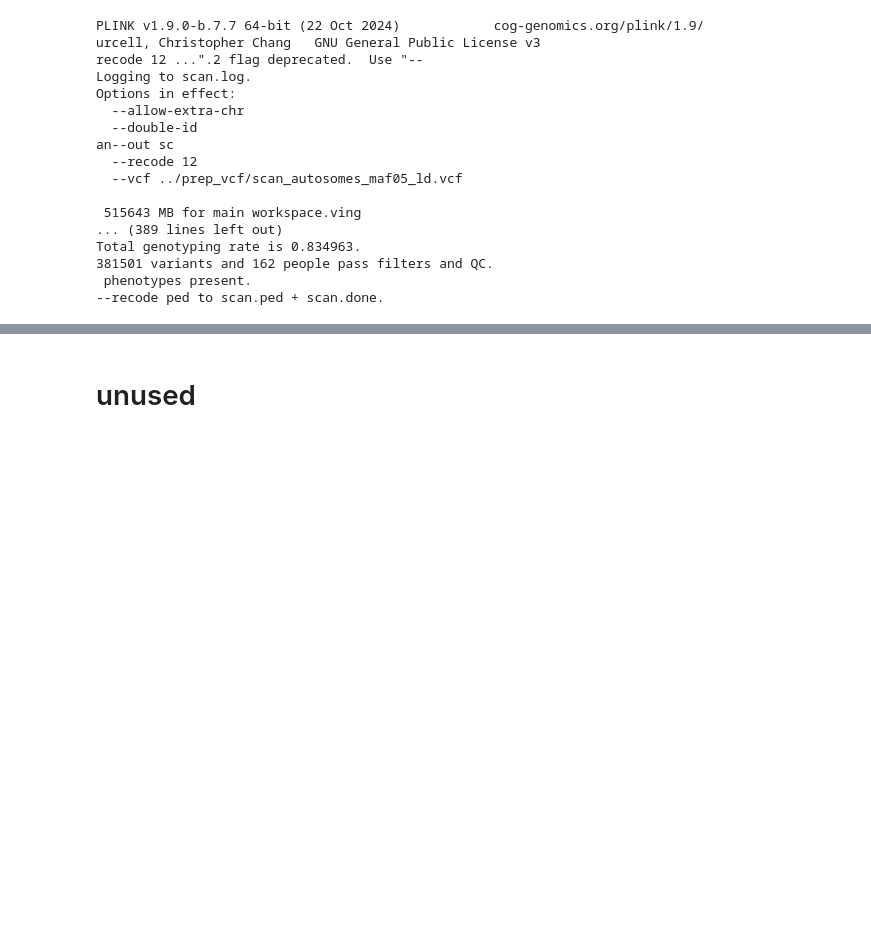
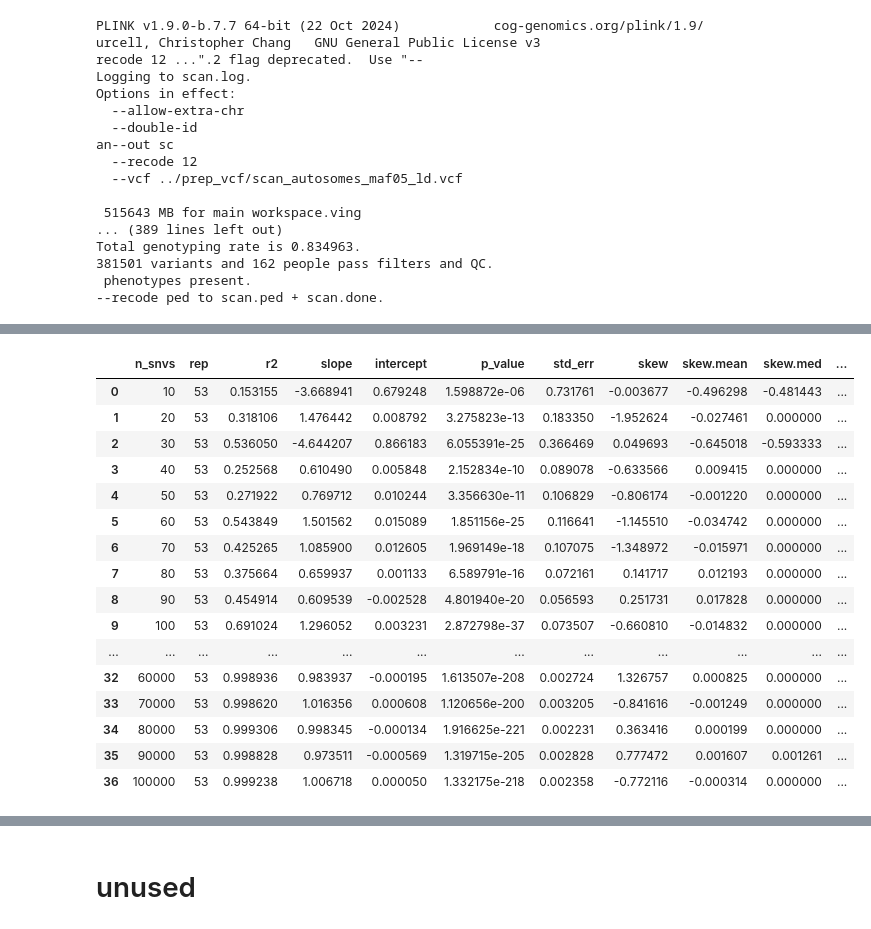
Before and after one commit to nealplatt/schisto_aim_panel, a Jupyter notebook: code/aim_panel_development.ipynb, the cells around one changed output, grey strips where cells are left out. Cells and saved outputs as stored; diff of their text form; code cells hidden in the pictures; blank space fills up the shorter version.

```diff
--- a/code/aim_panel_development.ipynb
+++ b/code/aim_panel_development.ipynb
@@ -929,7 +867,8 @@ conda run -n popgen --cwd . --live-stream \
 # %%
 # Read in samples
-with open("all.subsample.samples.list", 'r') as f:
+with open("samples.list", 'r') as f:
     samples = f.read().splitlines()
 
 # Get relevant sample info
 info_df=pd.read_csv(f"{proj_dir}/data/platt_et_al_2025_stable1.csv", sep=",", header=0)
+info_df.to_csv("sample_info.csv", sep=",", header=True, index=False)
@@ -1160,4 +916,0 @@ Skew of residuals (y - x): 0.5922
-# %%
-bias_mean = (y - x).mean()*100
-bias_median = (y - x).median()*100
-bias_mean
@@ -1174,3 +1225,23 @@ np.float64(9.2731)
+# %%
+r2_df
+# %% [output]
+|  | n_snvs | rep | r2 | slope | intercept | p_value | std_err | skew | skew.mean | skew.med | ... |
+| 0 | 10 | 53 | 0.153155 | -3.668941 | 0.679248 | 1.598872e-06 | 0.731761 | -0.003677 | -0.496298 | -0.481443 | ... |
+| 1 | 20 | 53 | 0.318106 | 1.476442 | 0.008792 | 3.275823e-13 | 0.183350 | -1.952624 | -0.027461 | 0.000000 | ... |
+| 2 | 30 | 53 | 0.536050 | -4.644207 | 0.866183 | 6.055391e-25 | 0.366469 | 0.049693 | -0.645018 | -0.593333 | ... |
+| 3 | 40 | 53 | 0.252568 | 0.610490 | 0.005848 | 2.152834e-10 | 0.089078 | -0.633566 | 0.009415 | 0.000000 | ... |
+| 4 | 50 | 53 | 0.271922 | 0.769712 | 0.010244 | 3.356630e-11 | 0.106829 | -0.806174 | -0.001220 | 0.000000 | ... |
+| 5 | 60 | 53 | 0.543849 | 1.501562 | 0.015089 | 1.851156e-25 | 0.116641 | -1.145510 | -0.034742 | 0.000000 | ... |
+| 6 | 70 | 53 | 0.425265 | 1.085900 | 0.012605 | 1.969149e-18 | 0.107075 | -1.348972 | -0.015971 | 0.000000 | ... |
+| 7 | 80 | 53 | 0.375664 | 0.659937 | 0.001133 | 6.589791e-16 | 0.072161 | 0.141717 | 0.012193 | 0.000000 | ... |
+| 8 | 90 | 53 | 0.454914 | 0.609539 | -0.002528 | 4.801940e-20 | 0.056593 | 0.251731 | 0.017828 | 0.000000 | ... |
+| 9 | 100 | 53 | 0.691024 | 1.296052 | 0.003231 | 2.872798e-37 | 0.073507 | -0.660810 | -0.014832 | 0.000000 | ... |
+| ... | ... | ... | ... | ... | ... | ... | ... | ... | ... | ... | ... |
+| 32 | 60000 | 53 | 0.998936 | 0.983937 | -0.000195 | 1.613507e-208 | 0.002724 | 1.326757 | 0.000825 | 0.000000 | ... |
+| 33 | 70000 | 53 | 0.998620 | 1.016356 | 0.000608 | 1.120656e-200 | 0.003205 | -0.841616 | -0.001249 | 0.000000 | ... |
+| 34 | 80000 | 53 | 0.999306 | 0.998345 | -0.000134 | 1.916625e-221 | 0.002231 | 0.363416 | 0.000199 | 0.000000 | ... |
+| 35 | 90000 | 53 | 0.998828 | 0.973511 | -0.000569 | 1.319715e-205 | 0.002828 | 0.777472 | 0.001607 | 0.001261 | ... |
+| 36 | 100000 | 53 | 0.999238 | 1.006718 | 0.000050 | 1.332175e-218 | 0.002358 | -0.772116 | -0.000314 | 0.000000 | ... |
 # %%
 import matplotlib.pyplot as plt
 import seaborn as sns
```
Also changed, not shown: parts of 35 cells of this notebook.
